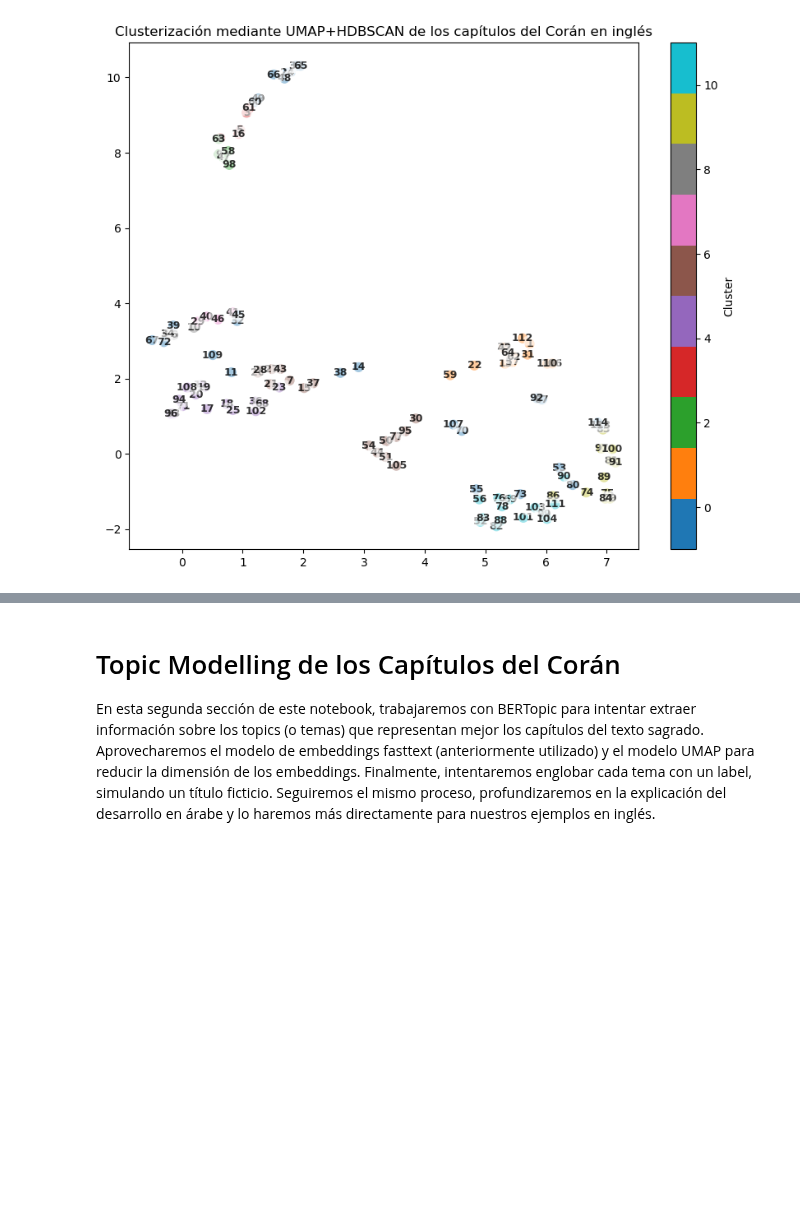
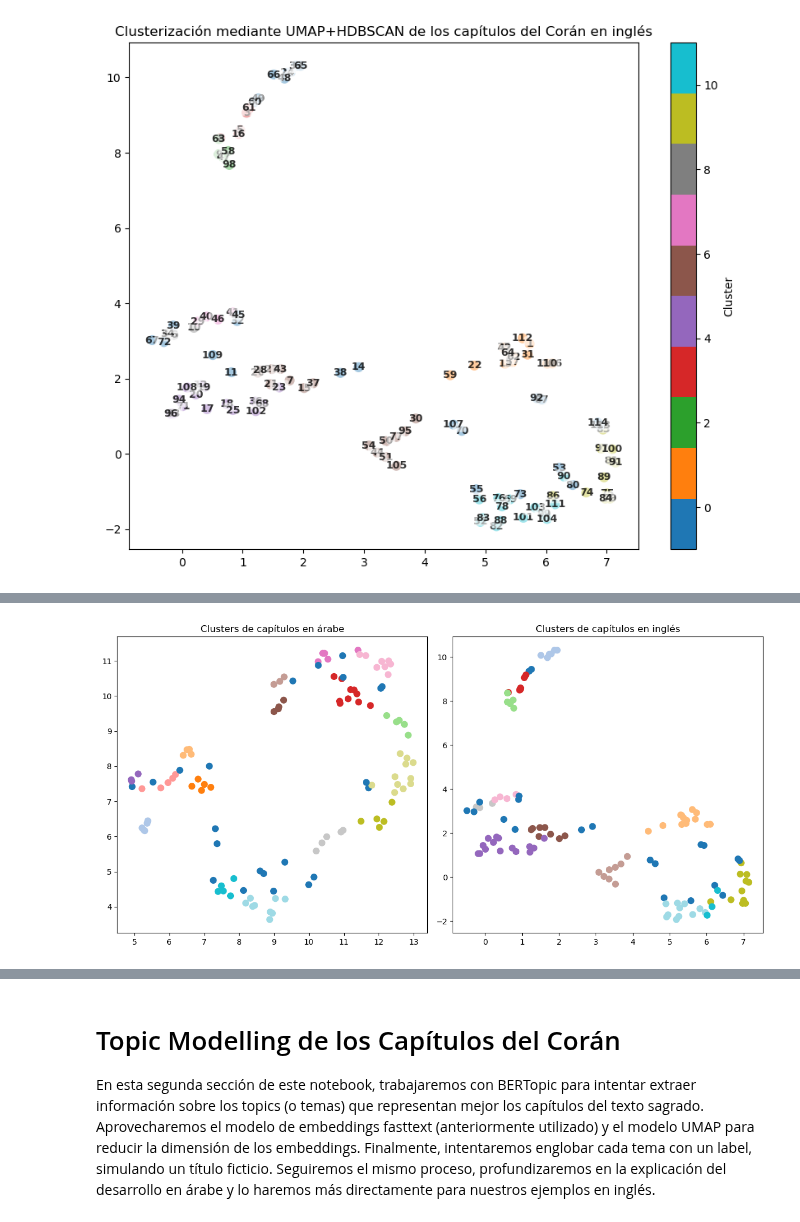
Before and after one commit to UnaiOlaiz/NLP-Group-Project, a Jupyter notebook: src/Generador de Topics + Clustering.ipynb, the cells around one changed output, grey strips where cells are left out. Saved outputs shown, nothing was run; the diff lists cells and outputs as text; code cells hidden in the pictures; blank space fills up the shorter version.

Commit message:
Clustering terminado, queda por pulir lo de los topics

```diff
--- a/src/Generador de Topics + Clustering.ipynb
+++ b/src/Generador de Topics + Clustering.ipynb
@@ -221,14 +222,14 @@ reducer_2d = umap.UMAP(
     metric="cosine",
     random_state=42
 )
-X_2D = reducer_2d.fit_transform(X_scaled)
+X_2D_eng = reducer_2d.fit_transform(X_scaled)
 
 plt.figure(figsize=(10,8))
-plt.scatter(X_2D[:,0], X_2D[:,1], c=labels, cmap="tab10", s=60)
+plt.scatter(X_2D_eng[:,0], X_2D_eng[:,1], c=labels, cmap="tab10", s=60)
 for i, cap in enumerate(embeddings_cap_eng["capitulo"]):
     plt.text(
-        X_2D[i, 0],
-        X_2D[i, 1],
+        X_2D_eng[i, 0],
+        X_2D_eng[i, 1],
         str(cap),
         fontsize=9,
         fontweight='bold',
@@ -262,0 +267,22 @@ Cluster 10: [90, 104, 111]
+# %%
+compare_df = embeddings_cap_ar[["capitulo", "cluster"]].merge(embeddings_cap_eng[["capitulo", "cluster"]], on="capitulo", suffixes=("_ar", "_eng"))
+# En esta línea creamos una columna binaria para ver qué capítulos cambian o no de cluster respecto al idioma
+compare_df["cambio"] = compare_df["cluster_ar"] != compare_df["cluster_eng"]
+
+fig, axes = plt.subplots(1, 2, figsize=(12,6))
+
+axes[0].scatter(
+    X_2D_ar[:,0], X_2D_ar[:,1],
+    c = embeddings_cap_ar["cluster"], cmap="tab20", s=60
+)
+axes[0].set_title("Clusters de capítulos en árabe")
+
+axes[1].scatter(
+    X_2D_eng[:,0], X_2D_eng[:,1],
+    c = embeddings_cap_eng["cluster"], cmap="tab20", s=60
+)
+axes[1].set_title("Clusters de capítulos en inglés")
+plt.tight_layout()
+plt.show()
+# %% [output]
+[figure, added]
```
Also changed, not shown: parts of 9 cells of this notebook.
